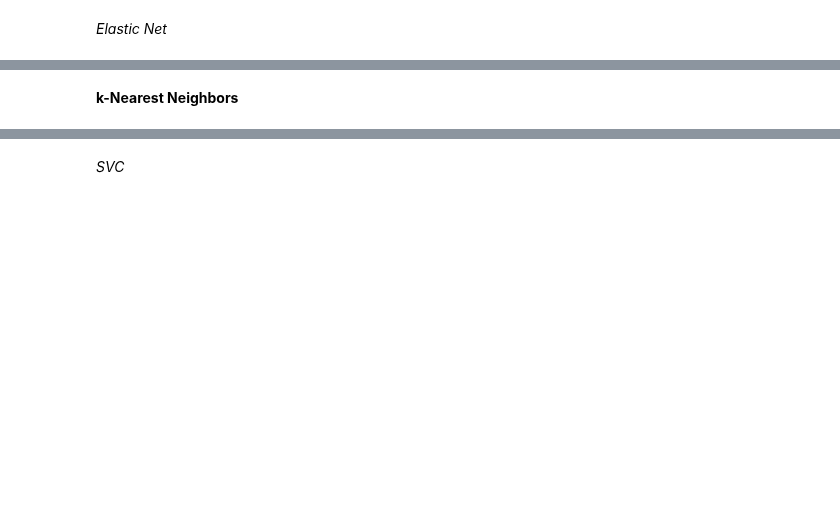
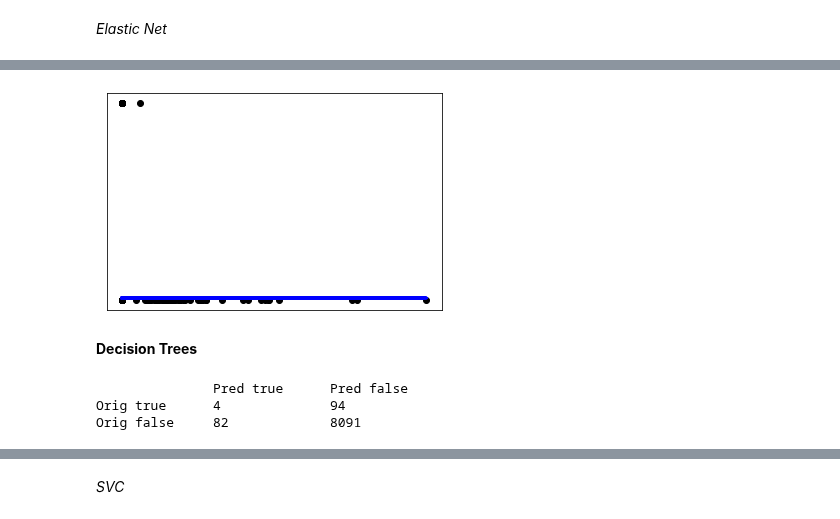
Before and after one commit to gefei-htw/academia_tag_recommender, a Jupyter notebook: notebooks/4.0-me-classification.ipynb, the cells around one changed output, grey strips where cells are left out. Cells and saved outputs as stored; diff of their text form; code cells hidden in the pictures; blank space fills up the shorter version.

```diff
--- a/notebooks/4.0-me-classification.ipynb
+++ b/notebooks/4.0-me-classification.ipynb
@@ -237,4 +231,6 @@ if multi:
 # %%
-plot_decision(ElasticNet(alpha=0.1))
+plot_decision(ElasticNet())
+# %% [output]
+[figure, added]
-# %% [markdown]
-**k-Nearest Neighbors**
+# %% [markdown]
+**Decision Trees**
@@ -240,0 +239,9 @@ plot_decision(ElasticNet(alpha=0.1))
+# %%
+test_classifier('DecisionTree',
+                DecisionTreeClassifier(),
+                X_train, y_train,
+                X_test, y_test)
+# %% [output]
+               Pred true      Pred false
+Orig true      4              94
+Orig false     82             8091
```
Also changed, not shown: parts of 57 cells of this notebook.
